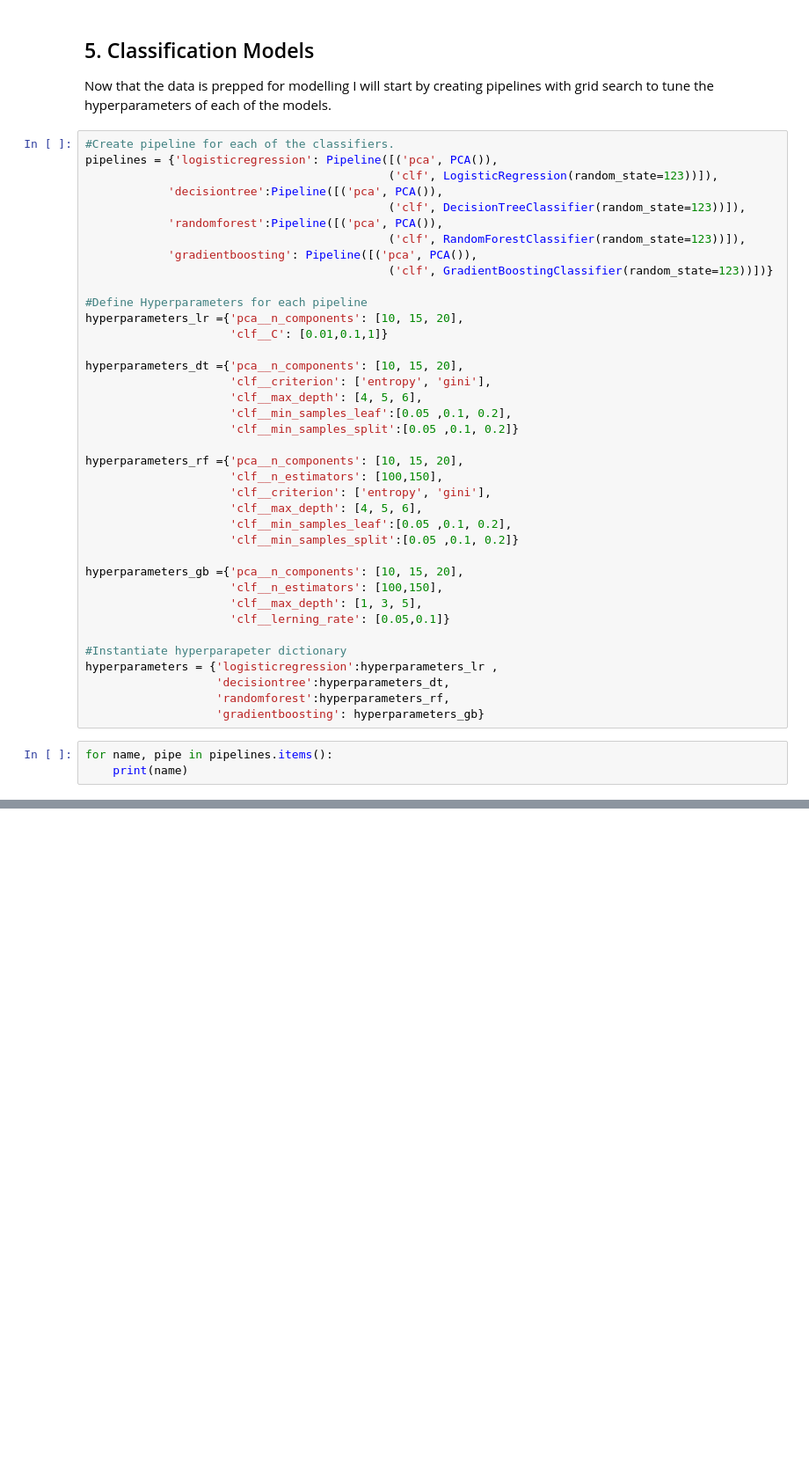
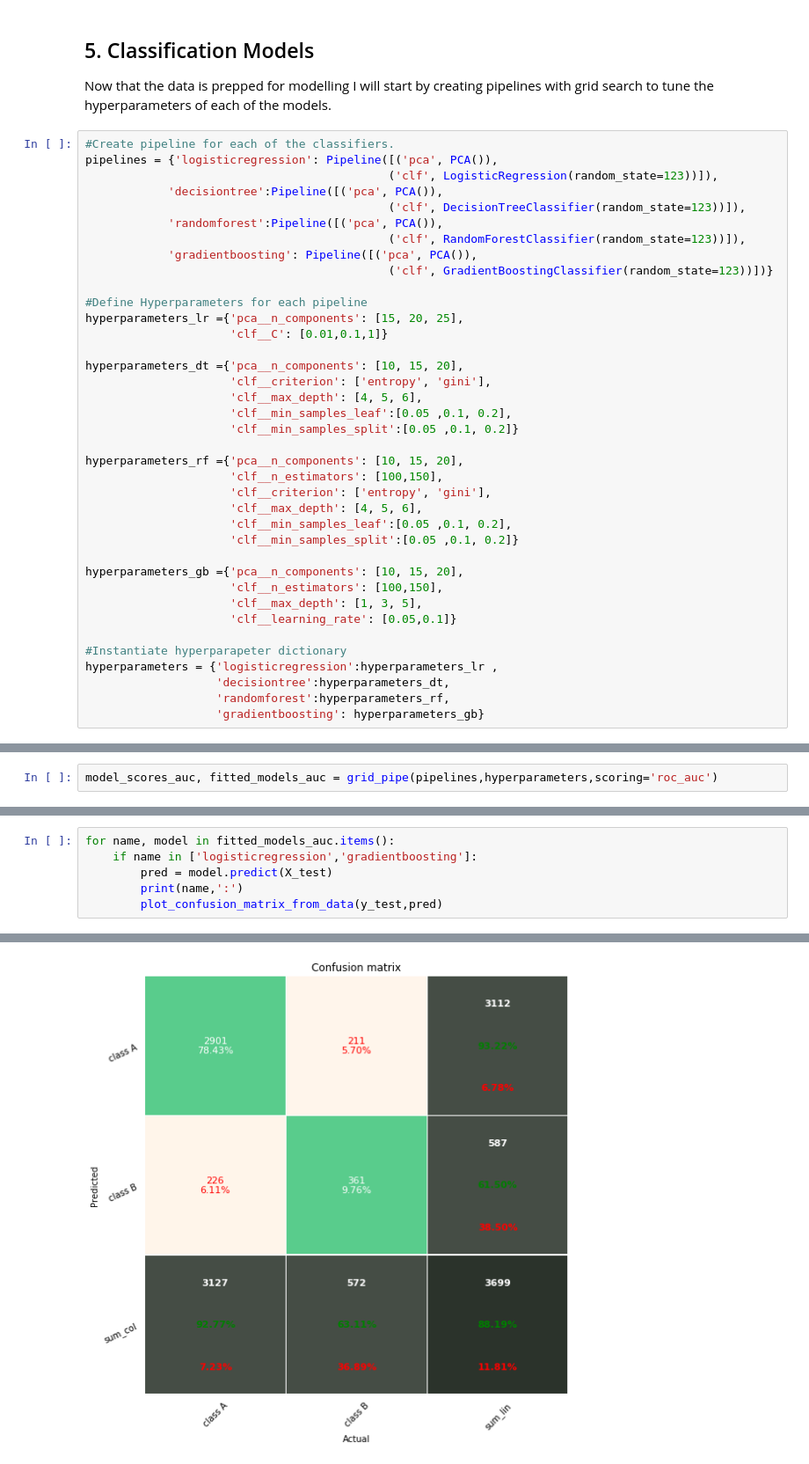
Before and after one commit to a123priya/dsc-mod-5-project-online-ds-pt-021119, a Jupyter notebook: student.ipynb, the cells around one changed output, grey strips where cells are left out. Shown at 88% size. Cells and saved outputs as stored; diff of their text form; blank space fills up the shorter version.

```diff
--- a/student.ipynb
+++ b/student.ipynb
@@ -836,7 +853,7 @@ pipelines = {'logisticregression': Pipeline([('pca', PCA()),
                                             ('clf', GradientBoostingClassifier(random_state=123))])}
 
 #Define Hyperparameters for each pipeline
-hyperparameters_lr ={'pca__n_components': [10, 15, 20],
+hyperparameters_lr ={'pca__n_components': [15, 20, 25],
                      'clf__C': [0.01,0.1,1]}
 
 hyperparameters_dt ={'pca__n_components': [10, 15, 20],
@@ -855,13 +872,10 @@ hyperparameters_rf ={'pca__n_components': [10, 15, 20],
 hyperparameters_gb ={'pca__n_components': [10, 15, 20],
                      'clf__n_estimators': [100,150],
                      'clf__max_depth': [1, 3, 5],
-                     'clf__lerning_rate': [0.05,0.1]}
+                     'clf__learning_rate': [0.05,0.1]}
 
 #Instantiate hyperparapeter dictionary
 hyperparameters = {'logisticregression':hyperparameters_lr ,
                    'decisiontree':hyperparameters_dt,
                    'randomforest':hyperparameters_rf,
                    'gradientboosting': hyperparameters_gb}
-# %%
-for name, pipe in pipelines.items():
-    print(name)
@@ -990,0 +882,2 @@ print(classification_report(y_test, test_preds))
+# %%
+model_scores_auc, fitted_models_auc = grid_pipe(pipelines,hyperparameters,scoring='roc_auc')
@@ -990,0 +941,7 @@ print(classification_report(y_test, test_preds))
+# %%
+for name, model in fitted_models_auc.items():
+    if name in ['logisticregression','gradientboosting']:
+        pred = model.predict(X_test)
+        print(name,':')
+        plot_confusion_matrix_from_data(y_test,pred)
+# %% [output]
@@ -990,0 +949 @@ print(classification_report(y_test, test_preds))
+[figure, added]
```
Also changed, not shown: parts of 28 cells of this notebook, 2 other files.
